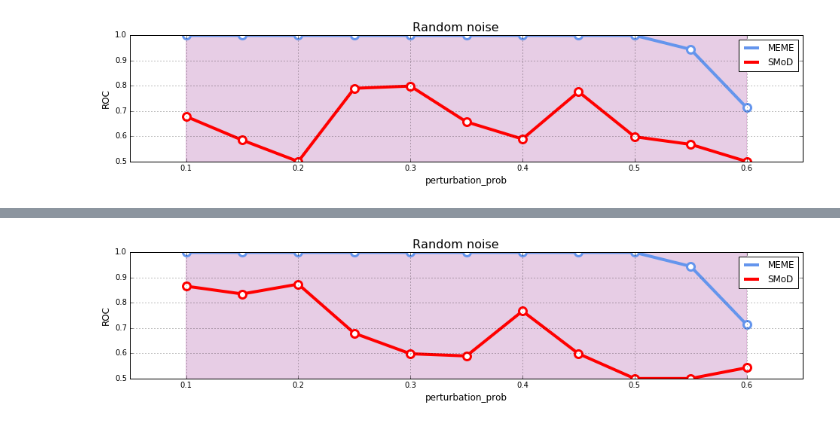
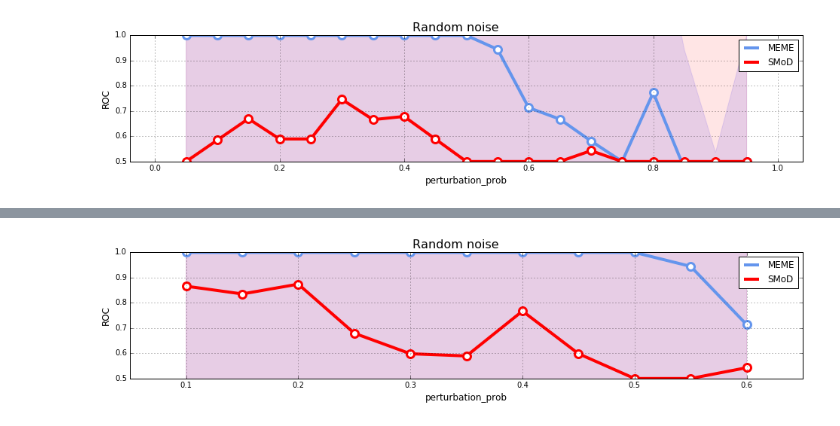
Before and after one commit to fabriziocosta/pyMotif, a Jupyter notebook: Experiment_noise.ipynb, the cells around one changed output, grey strips where cells are left out. Drawn from its saved outputs; the diff is of its cells as text; code cells hidden in the pictures.

```diff
--- a/Experiment_noise.ipynb
+++ b/Experiment_noise.ipynb
@@ -237,7 +237,7 @@ n_rep = 10
 %%time
 
 def make_results(n_rep=2):
-    for param in [0.1, 0.15, 0.2, 0.25, 0.3, 0.35, 0.4, 0.45, 0.5, 0.55, 0.6]:
+    for param in [x/float(20) for x in range(1,20)]:
         results = {'meme':[], 'smod':[]}
         for rep in range(n_rep):
             tool_result = evaluate(scoring_criteria='pwm', # ['pwm','hmm']
@@ -245,31 +245,31 @@ def make_results(n_rep=2):
                                    n_motives=2,
                                    sequence_length=50,
                                    n_sequences=400,
                                    perturbation_prob=param,
                                    complexity=5,
                                    min_score=4,
                                    min_freq=0.25,
                                    min_cluster_size=5,
                                    n_clusters=15,
                                    min_subarray_size=8,
                                    max_subarray_size=12,
                                    similarity_threshold=.75,
                                    freq_threshold=None,
                                    p_value=1,
                                    regex_th=0.3,
                                    sample_size=200,
                                    std_th=None)
 
             results['meme'].append(tool_result['meme'])
             results['smod'].append(tool_result['smod'])
         for tool in ['meme', 'smod']:
             avg = np.mean(results[tool])
             std = np.std(results[tool])
             results[tool] = (avg, std)
         yield param, results['meme'][0], results['meme'][1], results['smod'][0], results['smod'][1]
 
 
 data = [(param, val_m, std_m, val_s, std_s) for param, val_m, std_m, val_s, std_s in make_results()]
 plot_results(data, title='Random noise', xlabel='perturbation_prob', ylabel='ROC')
 # %% [output]
-[figure, old version]
+[figure, new version]
```
Also changed, not shown: parts of 2 cells of this notebook.
